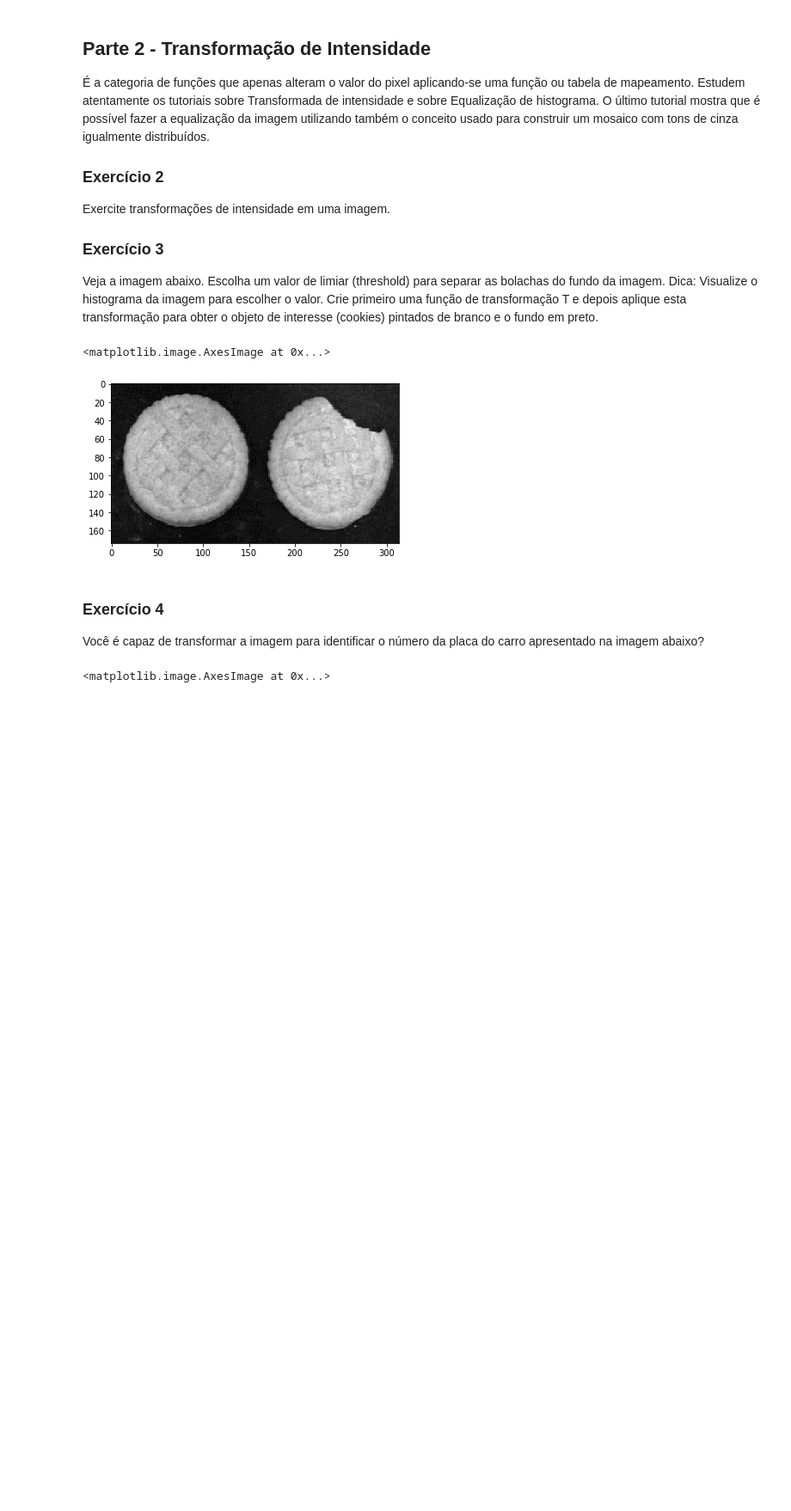
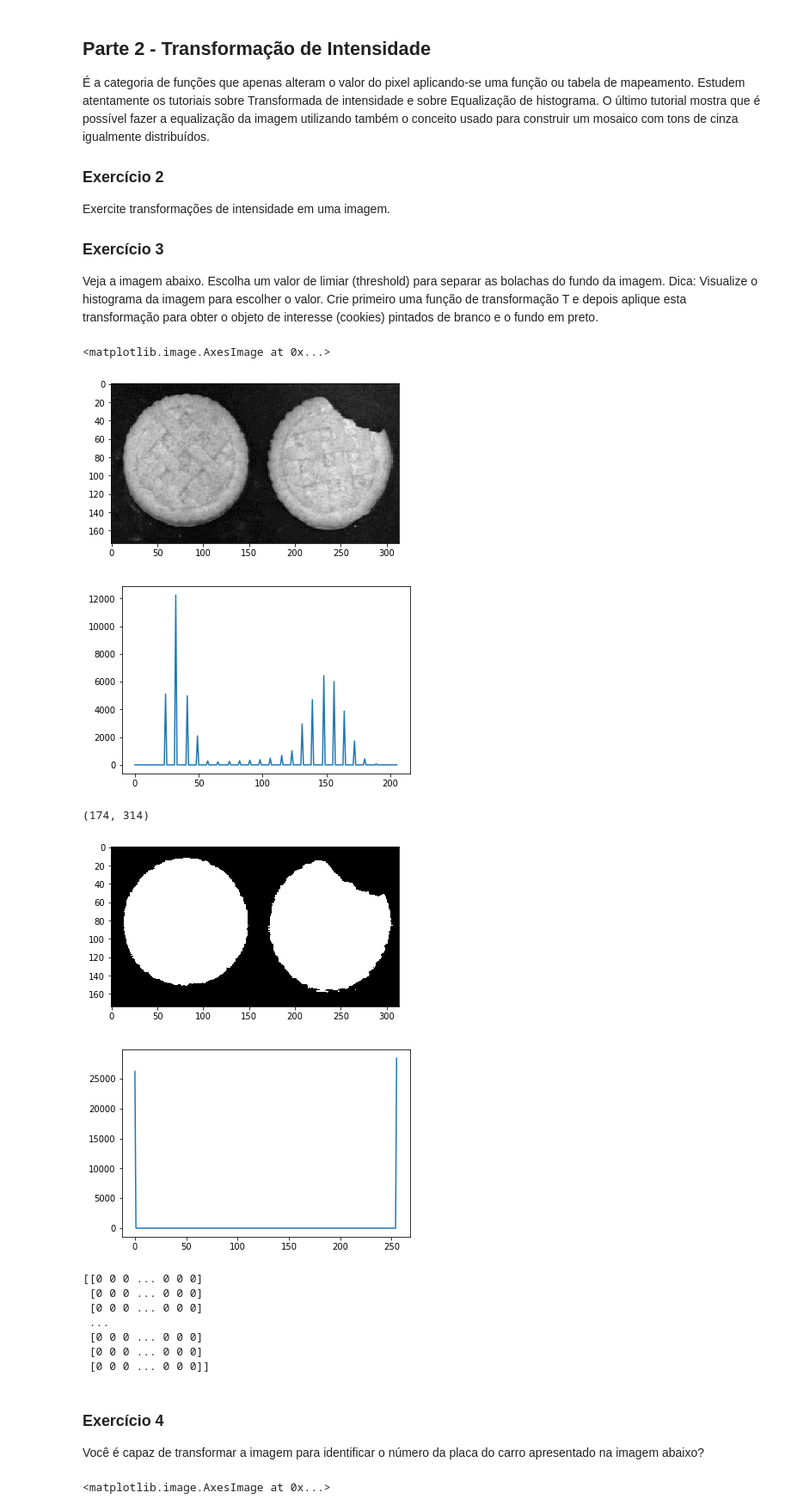
Before and after one commit to ferseiti/ia898, a Jupyter notebook: 2S2018/IA898A_Ex03_FernandoFurusato.ipynb, the cells around one changed output. Shown: that part at 86% size. Cells and saved outputs as stored; diff of their text form; code cells hidden in the pictures; blank space fills up the shorter version.

```diff
--- a/2S2018/IA898A_Ex03_FernandoFurusato.ipynb
+++ b/2S2018/IA898A_Ex03_FernandoFurusato.ipynb
@@ -110,6 +131,33 @@ plt.imshow(f,cmap='gray')
 # %% [output]
 <matplotlib.image.AxesImage at 0x...>
 [figure]
+# %%
+T = ia.normalize(np.arange(256) > 100)
+h_cookie, bins_cookie = np.histogram(f, bins=f.max() + 1, range=(0, f.max()))
+plt.plot(h_cookie)
+plt.show()
+print(f.shape)
+
+plt.imshow(T[f], cmap='gray')
+plt.show()
+
+h_cookie, bins_cookie = np.histogram(T[f], bins=T[f].max() + 1, range=(0, T[f].max()))
+plt.plot(h_cookie)
+plt.show()
+
+print(T[f])
+# %% [output]
+[figure, added]
+(174, 314)
+[figure, added]
+[figure, added]
+[[0 0 0 ... 0 0 0]
+ [0 0 0 ... 0 0 0]
+ [0 0 0 ... 0 0 0]
+ ...
+ [0 0 0 ... 0 0 0]
+ [0 0 0 ... 0 0 0]
+ [0 0 0 ... 0 0 0]]
 # %% [markdown]
 ### Exercício 4
 Você é capaz de transformar a imagem para identificar o número da placa do carro apresentado na imagem abaixo?
```
Also changed, not shown: parts of 2 cells of this notebook.
